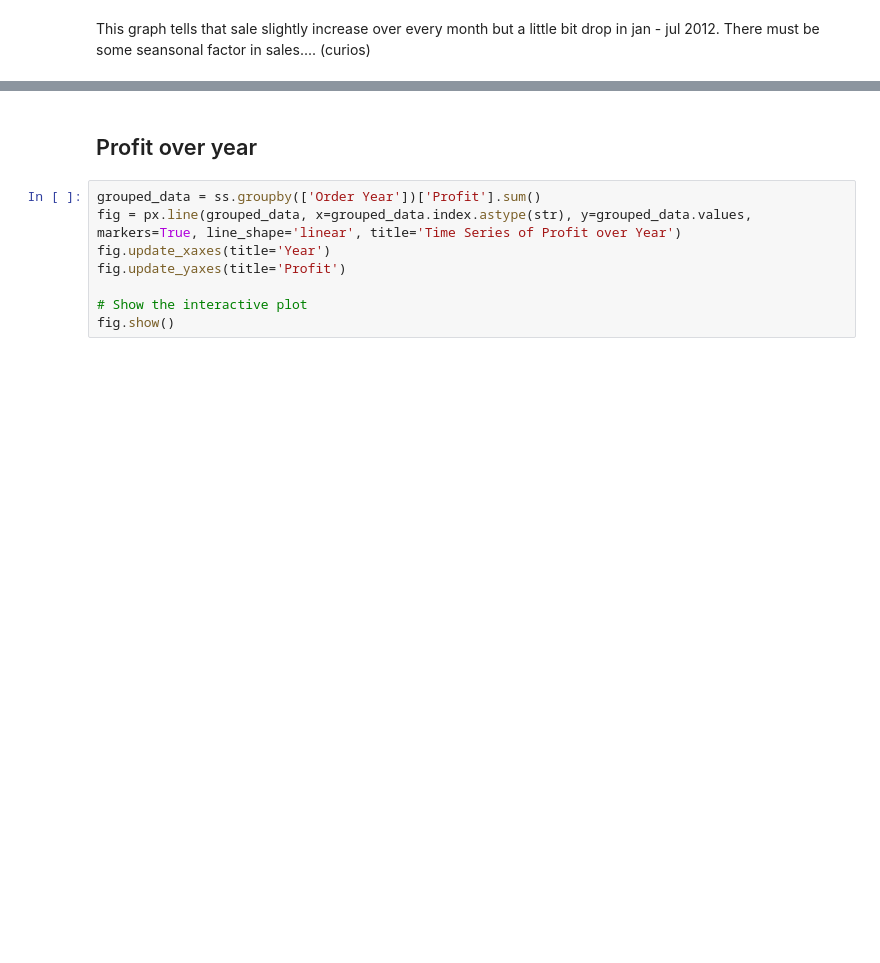
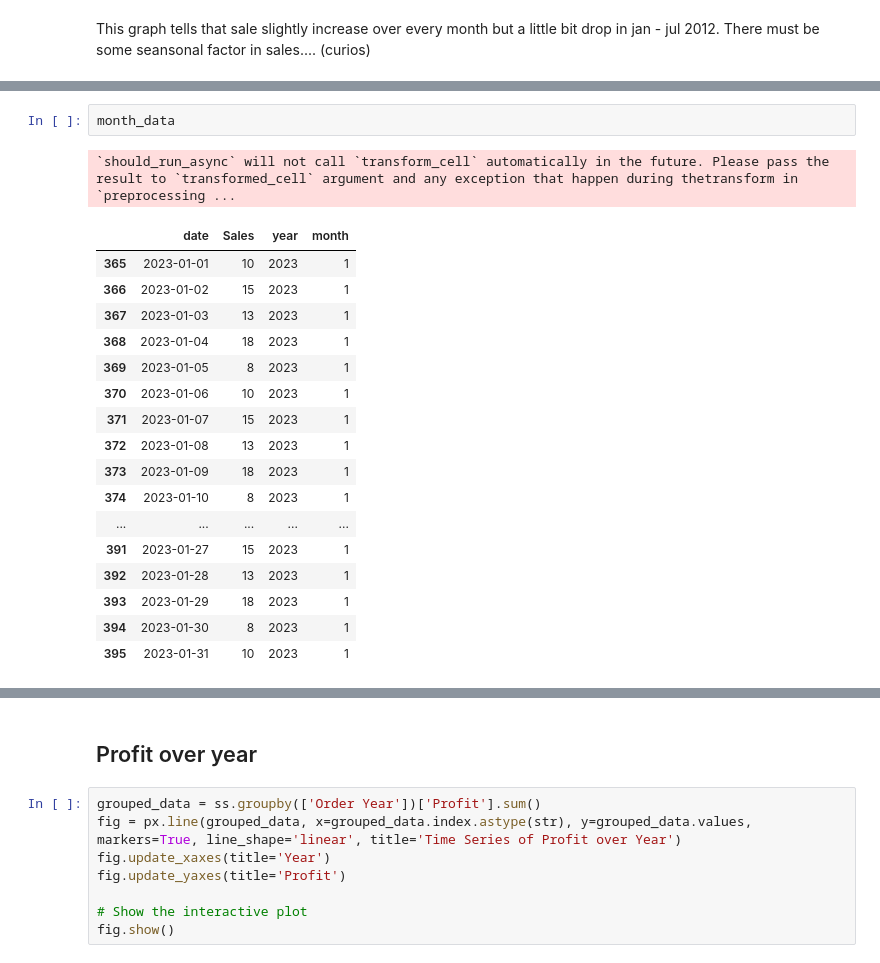
Before and after one commit to Krittapad12348/Superstore_Analysis, a Jupyter notebook: superstore_python.ipynb, the cells around one changed output, grey strips where cells are left out. Saved outputs shown, nothing was run; the diff lists cells and outputs as text; blank space fills up the shorter version.

```diff
--- a/superstore_python.ipynb
+++ b/superstore_python.ipynb
@@ -201,3 +214,24 @@ ValueError: ignored
+# %%
+month_data
+# %% [output]
+`should_run_async` will not call `transform_cell` automatically in the future. Please pass the result to `transformed_cell` argument and any exception that happen during thetransform in `preprocessing ...
+|  | date | Sales | year | month |
+| 365 | 2023-01-01 | 10 | 2023 | 1 |
+| 366 | 2023-01-02 | 15 | 2023 | 1 |
+| 367 | 2023-01-03 | 13 | 2023 | 1 |
+| 368 | 2023-01-04 | 18 | 2023 | 1 |
+| 369 | 2023-01-05 | 8 | 2023 | 1 |
+| 370 | 2023-01-06 | 10 | 2023 | 1 |
+| 371 | 2023-01-07 | 15 | 2023 | 1 |
+| 372 | 2023-01-08 | 13 | 2023 | 1 |
+| 373 | 2023-01-09 | 18 | 2023 | 1 |
+| 374 | 2023-01-10 | 8 | 2023 | 1 |
+| ... | ... | ... | ... | ... |
+| 391 | 2023-01-27 | 15 | 2023 | 1 |
+| 392 | 2023-01-28 | 13 | 2023 | 1 |
+| 393 | 2023-01-29 | 18 | 2023 | 1 |
+| 394 | 2023-01-30 | 8 | 2023 | 1 |
+| 395 | 2023-01-31 | 10 | 2023 | 1 |
 # %%
 agg_df = ss.groupby(['Order Year', 'Order Month'])['Sales'].sum()*100/ss.groupby(['Order Month'])['Sales'].sum()
 agg_df
```
Also changed, not shown: parts of 58 cells of this notebook.
